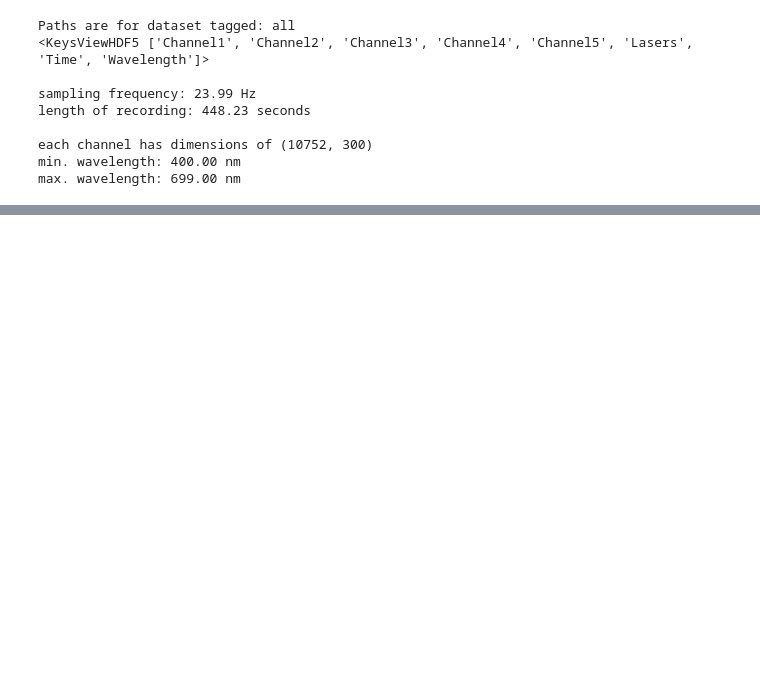
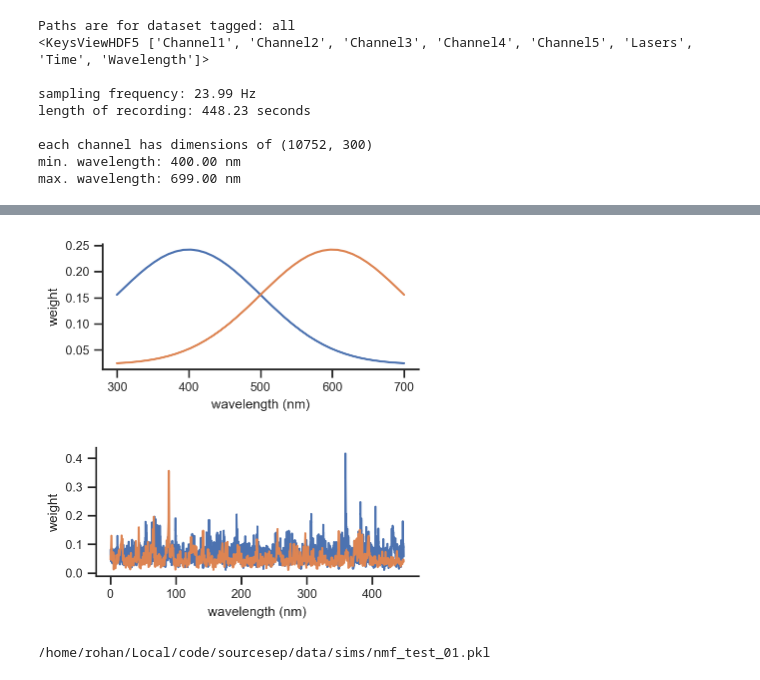
Before and after one commit to AllenInstitute/sourcesep, a Jupyter notebook: notebooks/22_nmf_implement.ipynb, the cells around one changed output, grey strips where cells are left out. Cells and saved outputs as stored; diff of their text form; code cells hidden in the pictures; blank space fills up the shorter version.

Commit message:
reorganized notebook, cleaned up intermediate analyses. Added features to nmf variants. Also included simple test data for nmf development.

```diff
--- a/notebooks/22_nmf_implement.ipynb
+++ b/notebooks/22_nmf_implement.ipynb
@@ -206,0 +138,25 @@ nd_ = W.T @ W @ H
+# %%
+f, ax = plt.subplots(1,1,figsize=(4,2))
+ax.plot(l, A)
+ax.set(xlabel = 'wavelength (nm)', ylabel = 'weight')
+plt.tight_layout()
+plt.show()
+
+f, ax = plt.subplots(1,1,figsize=(4,2))
+ax.plot(t, X.T)
+ax.set(xlabel = 'wavelength (nm)', ylabel = 'weight')
+plt.tight_layout()
+plt.show()
+
+Y = A @ X
+
+fname = paths['root'] / 'sims' / 'nmf_test_01.pkl'
+print(fname)
+
+import pickle
+with open(fname, 'wb') as f:
+    pickle.dump({'l':l, 't':t, 'Y':Y, 'A':A, 'X':X}, f)
+# %% [output]
+[figure, added]
+[figure, added]
+/home/rohan/Local/code/sourcesep/data/sims/nmf_test_01.pkl
```
Also changed, not shown: parts of 29 cells of this notebook, 3 other files.
